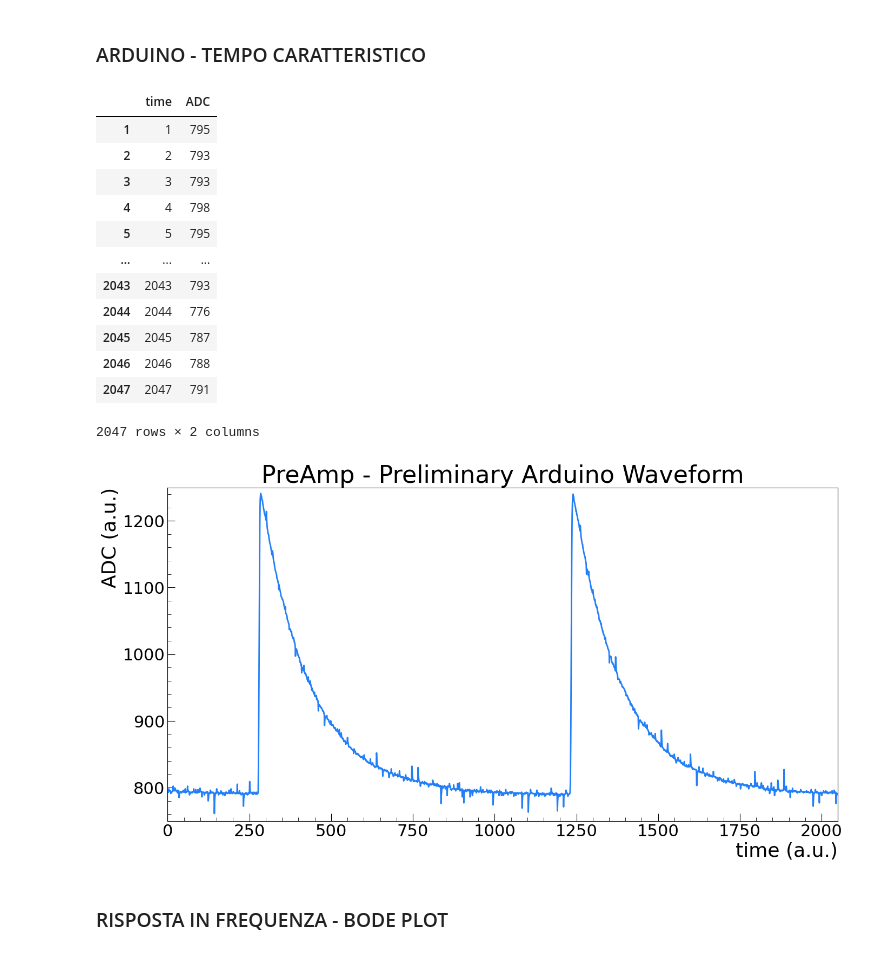
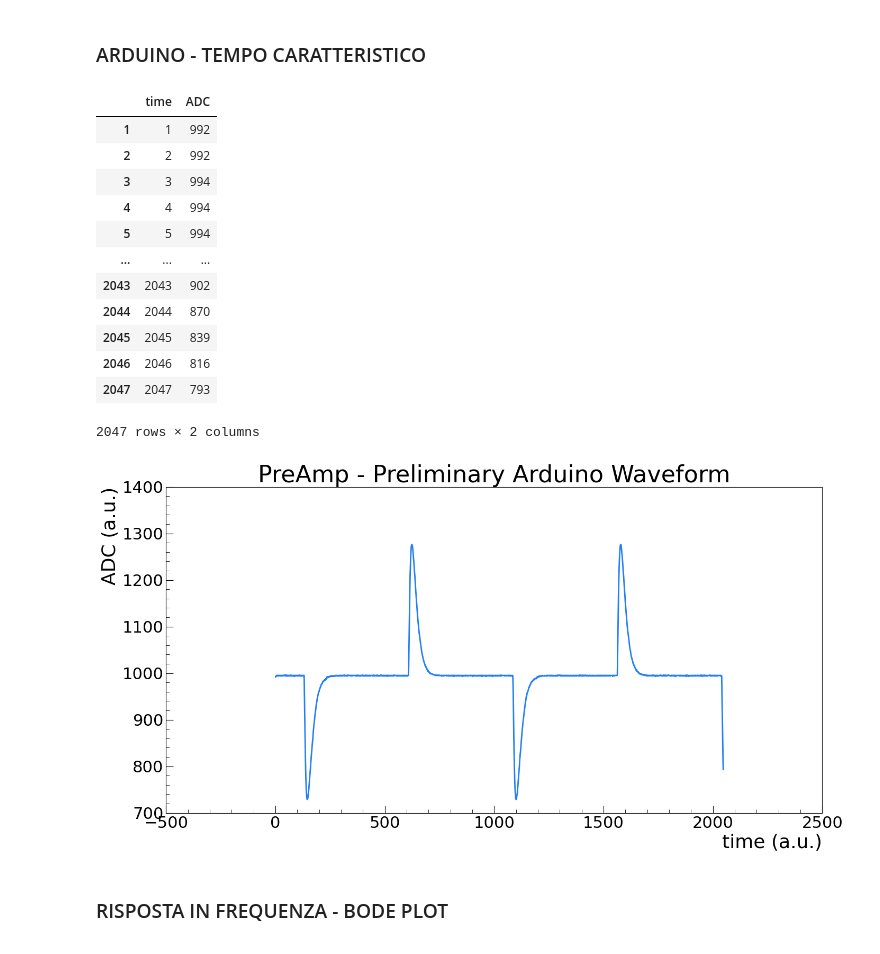
Before and after one commit to niklai99/physics_laboratory_2020_2021, a Jupyter notebook: CATENA ELETTRONICA/Python/PreAmp - InLab.ipynb, the cells around one changed output. Drawn from its saved outputs; the diff is of its cells as text; code cells hidden in the pictures.

```diff
--- a/CATENA ELETTRONICA/Python/PreAmp - InLab.ipynb
+++ b/CATENA ELETTRONICA/Python/PreAmp - InLab.ipynb
@@ -88,7 +88,7 @@ plt.show()
 ### ARDUINO - TEMPO CARATTERISTICO
 # %%
 # READ DATA
-file = '../Data/PreAmp/prova_fase_ROOT.dat'
+file = '../Data/Shaper/shaper_data_ROOT.dat'
 
 data = pd.read_csv(file, sep = ' ', index_col = False, header = None)
 data.index = np.arange(1, len(data)+1)
@@ -97,17 +97,17 @@ data.columns = ['time', 'ADC']
 data
 # %% [output]
 |  | time | ADC |
-| 1 | 1 | 795 |
-| 2 | 2 | 793 |
-| 3 | 3 | 793 |
-| 4 | 4 | 798 |
-| 5 | 5 | 795 |
+| 1 | 1 | 992 |
+| 2 | 2 | 992 |
+| 3 | 3 | 994 |
+| 4 | 4 | 994 |
+| 5 | 5 | 994 |
 | ... | ... | ... |
-| 2043 | 2043 | 793 |
-| 2044 | 2044 | 776 |
-| 2045 | 2045 | 787 |
-| 2046 | 2046 | 788 |
-| 2047 | 2047 | 791 |
+| 2043 | 2043 | 902 |
+| 2044 | 2044 | 870 |
+| 2045 | 2045 | 839 |
+| 2046 | 2046 | 816 |
+| 2047 | 2047 | 793 |
 2047 rows × 2 columns
 # %%
 # EXPONENTIAL FUCTION
@@ -116,35 +116,35 @@ def expo(x, a, b, c):
 # %%
 # FIG SETTINGS AND AXES
 fig = plt.figure(figsize=(16,8))
 ax1 = fig.add_subplot(1, 1, 1)
 
 # PLOT DATA
 ax1.plot(data['time'], data['ADC'], color = '#227FF7', linewidth = 2, label = 'Data')
 
 # PLOT TITLE
 ax1.set_title('PreAmp - Preliminary Arduino Waveform', fontsize = 32)
 
 # AXIS LABELS
 ax1.set_xlabel('time (a.u.)', fontsize = 26, loc = 'right')
 ax1.set_ylabel('ADC (a.u.)', fontsize = 26, loc = 'top')
 
 # AXIS TICKS
 ax1.tick_params(axis = 'both', which = 'major', labelsize = 22, direction = 'in', length = 10)
 ax1.tick_params(axis = 'both', which = 'minor', labelsize = 22, direction = 'in', length = 5)
 ax1.set_xticks(ticks = ax1.get_xticks(), minor = True)
 ax1.set_yticks(ticks = ax1.get_yticks(), minor = True)
 ax1.minorticks_on()
 
 # PLOT RANGE
-ax1.set_xlim(left = 0, right = 2050)
-ax1.set_ylim(bottom = 750, top = 1250)
+#ax1.set_xlim(left = 0, right = 2050)
+#ax1.set_ylim(bottom = 750, top = 1250)
 
 # SAVE FIGURE
-fig.savefig('../Logbook/logbook_arduino_waveform.png', dpi = 300)
+#fig.savefig('../Logbook/logbook_arduino_waveform.png', dpi = 300)
 
 plt.show()
 # %% [output]
-[figure, old version]
+[figure, new version]
 # %% [markdown]
 ### RISPOSTA IN FREQUENZA - BODE PLOT
 # %%
```
Also changed, not shown: parts of 2 cells of this notebook, 3 other files.
